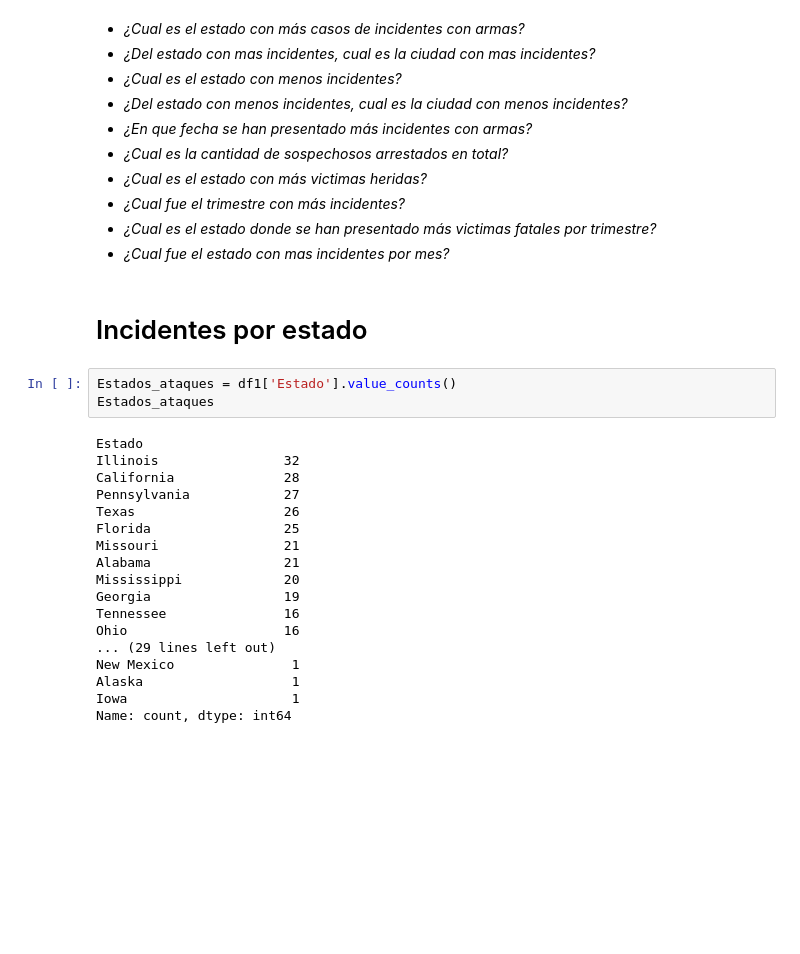
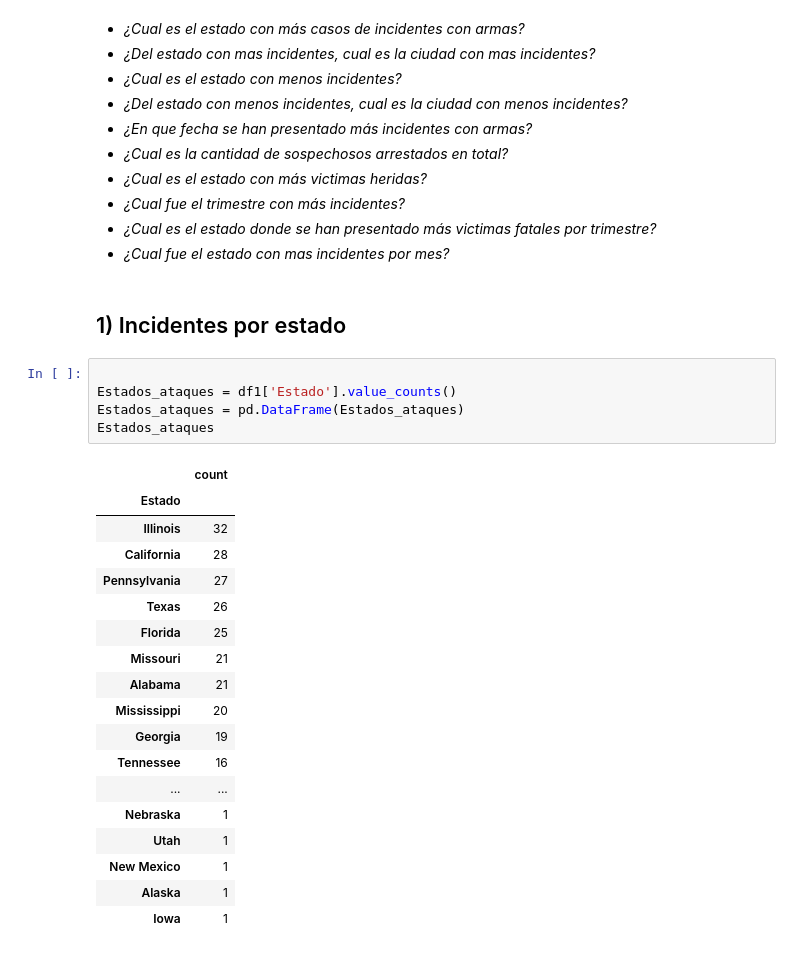
Before and after one commit to vamphook972/Gun_Violence_Dataset_US, a Jupyter notebook: Gun_Violence_Dataset_US.ipynb, the cells around one changed output. Drawn from its saved outputs; the diff is of its cells as text; blank space fills up the shorter version.

```diff
--- a/Gun_Violence_Dataset_US.ipynb
+++ b/Gun_Violence_Dataset_US.ipynb
@@ -220,27 +215,30 @@ df1.head()
 *  *¿Cual es el estado donde se han presentado más victimas fatales por trimestre?*
 *  *¿Cual fue el estado con mas incidentes por mes?*
 # %% [markdown]
-# Incidentes por estado
+## 1)  Incidentes por estado
 # %%
+
 Estados_ataques = df1['Estado'].value_counts()
+Estados_ataques = pd.DataFrame(Estados_ataques)
 Estados_ataques
 # %% [output]
-Estado
-Illinois                32
-California              28
-Pennsylvania            27
-Texas                   26
-Florida                 25
-Missouri                21
-Alabama                 21
-Mississippi             20
-Georgia                 19
-Tennessee               16
-Ohio                    16
-... (29 lines left out)
-New Mexico               1
-Alaska                   1
-Iowa                     1
-Name: count, dtype: int64
+|  | count |
+| Estado |  |
+| Illinois | 32 |
+| California | 28 |
+| Pennsylvania | 27 |
+| Texas | 26 |
+| Florida | 25 |
+| Missouri | 21 |
+| Alabama | 21 |
+| Mississippi | 20 |
+| Georgia | 19 |
+| Tennessee | 16 |
+| ... | ... |
+| Nebraska | 1 |
+| Utah | 1 |
+| New Mexico | 1 |
+| Alaska | 1 |
+| Iowa | 1 |
 # %%
 plt.figure(figsize=(13,11))
```
Also changed, not shown: parts of 10 cells of this notebook.
